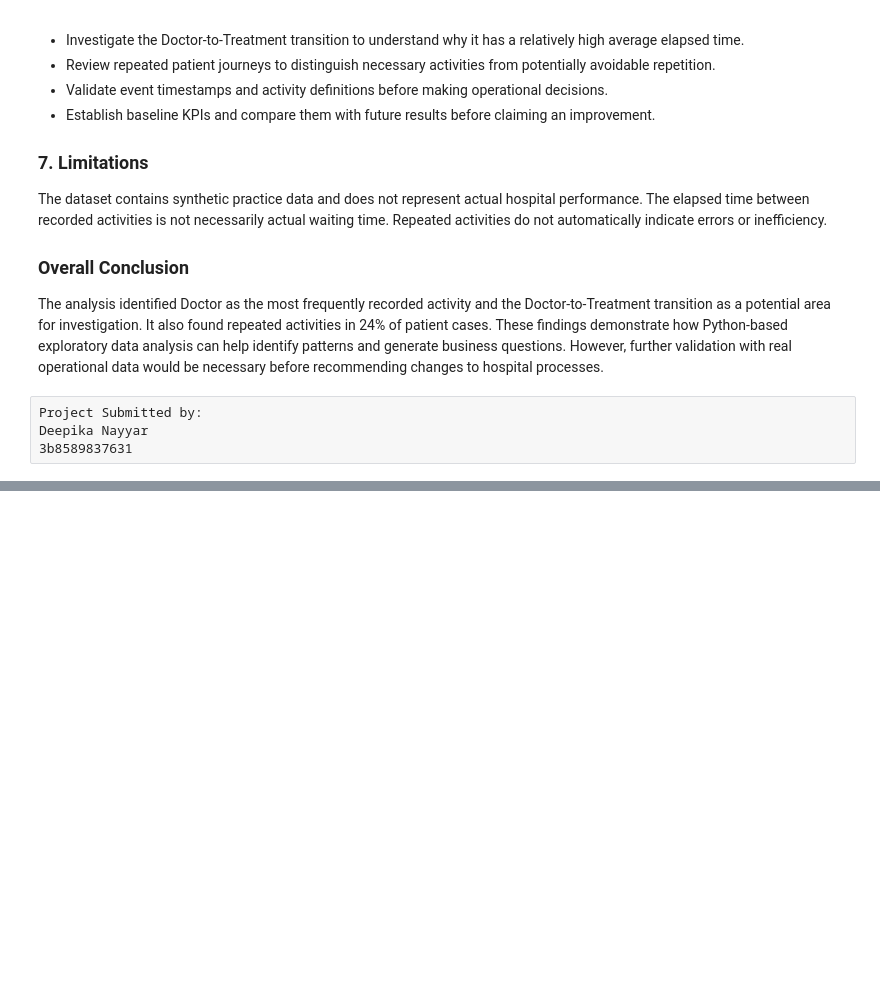
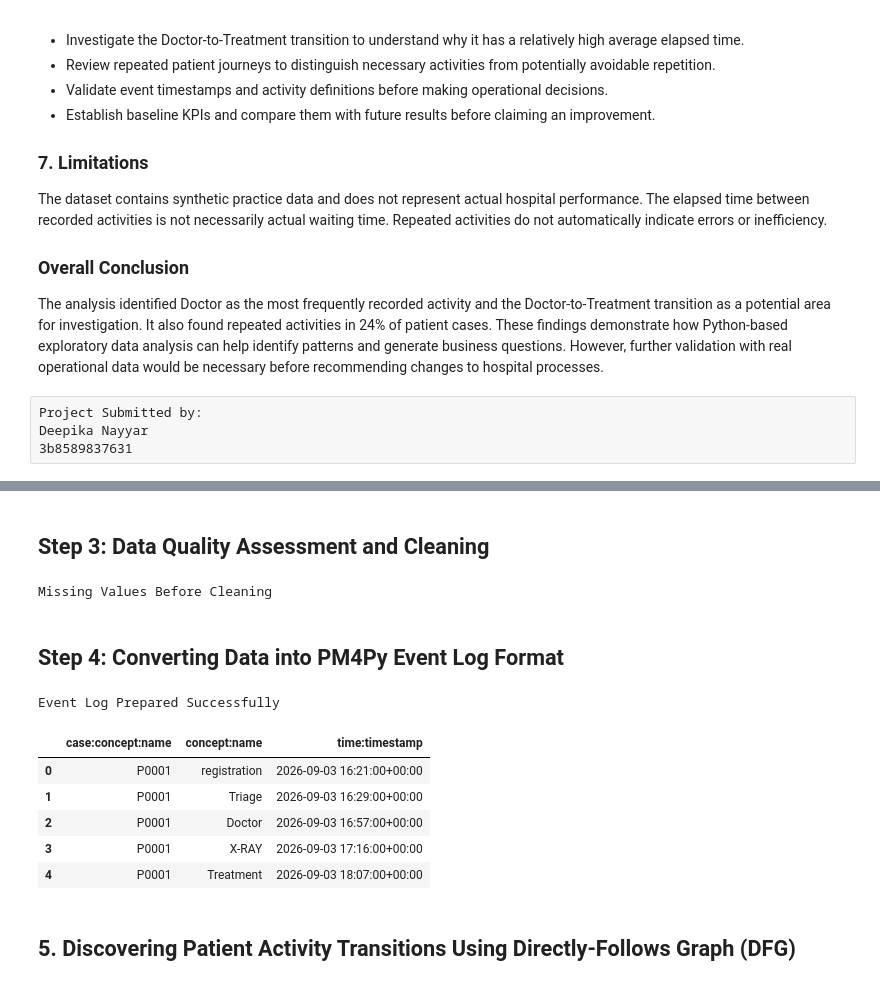
Before and after one commit to nayyardips-design/Care-Flow-, a Jupyter notebook: CareFlow_Python_EDA_Visualization.ipynb, the cells around one changed output, grey strips where cells are left out. Cells and saved outputs as stored; diff of their text form; code cells hidden in the pictures; blank space fills up the shorter version.

```diff
--- a/CareFlow_Python_EDA_Visualization.ipynb
+++ b/CareFlow_Python_EDA_Visualization.ipynb
@@ -458,0 +497,7 @@ Deepika Nayyar
+# %%
+df  = pd.read_csv("careflow_raw_event_log.csv")
+
+print("Total_records:",len(df))
+print("Total Columns:",df.columns.tolist())
+print("Shape:",df.shape)
+display(df.head())
@@ -458,0 +514,54 @@ Deepika Nayyar
+# %% [markdown]
+## Step 3: Data Quality Assessment and Cleaning
+# %%
+# FInd Missing Columns
+required_columns = ['Case_ID','Activity_Name','Timestamp']
+missing_columns = [
+    col for col in required_columns
+    if col not in df.columns]
+
+if missing_columns:
+    raise ValueError(
+        f"Required Columns Missing: {required_columns}"
+    )
+
+events = df[required_columns].copy()
+events['Timestamp'] = pd.to_datetime(events['Timestamp'], errors = 'coerce')
+
+print("Missing Values Before Cleaning")
+# %% [output]
+Missing Values Before Cleaning
+# %% [markdown]
+## Step 4: Converting Data into PM4Py Event Log Format
+# %%
+# Rename Columns
+event_log_df = events.rename(
+    columns = {
+        "Case_ID":"case:concept:name",
+        "Activity_Name":"concept:name",
+        "Timestamp":"time:timestamp"})
+
+# Format for PM4PY
+event_log_df = pm4py.format_dataframe(
+           event_log_df,
+           case_id = "case:concept:name",
+           activity_key = "concept:name",
+           timestamp_key = "time:timestamp")
+
+# Confirmation
+print("Event Log Prepared Successfully")
+
+display(event_log_df[
+        ["case:concept:name",
+         "concept:name",
+         "time:timestamp"]].head())
+# %% [output]
+Event Log Prepared Successfully
+|  | case:concept:name | concept:name | time:timestamp |
+| 0 | P0001 | registration | 2026-09-03 16:21:00+00:00 |
+| 1 | P0001 | Triage | 2026-09-03 16:29:00+00:00 |
+| 2 | P0001 | Doctor | 2026-09-03 16:57:00+00:00 |
+| 3 | P0001 | X-RAY | 2026-09-03 17:16:00+00:00 |
+| 4 | P0001 | Treatment | 2026-09-03 18:07:00+00:00 |
+# %% [markdown]
+## 5. Discovering Patient Activity Transitions Using Directly-Follows Graph (DFG)
```
Also changed, not shown: parts of 27 cells of this notebook.
